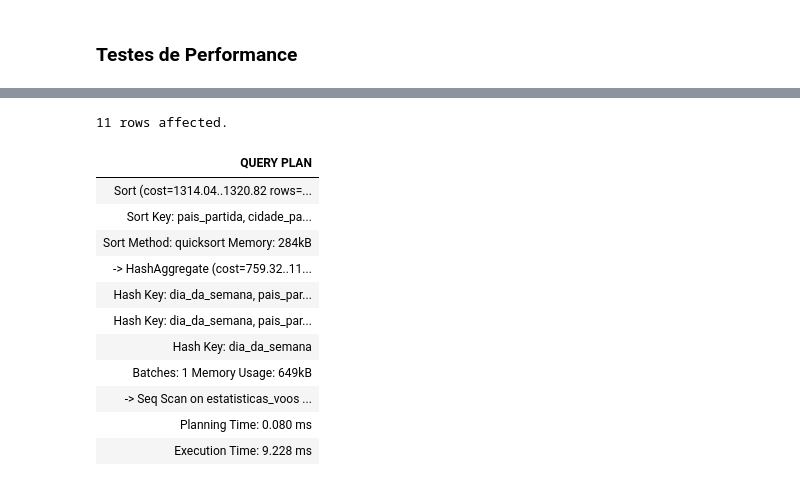
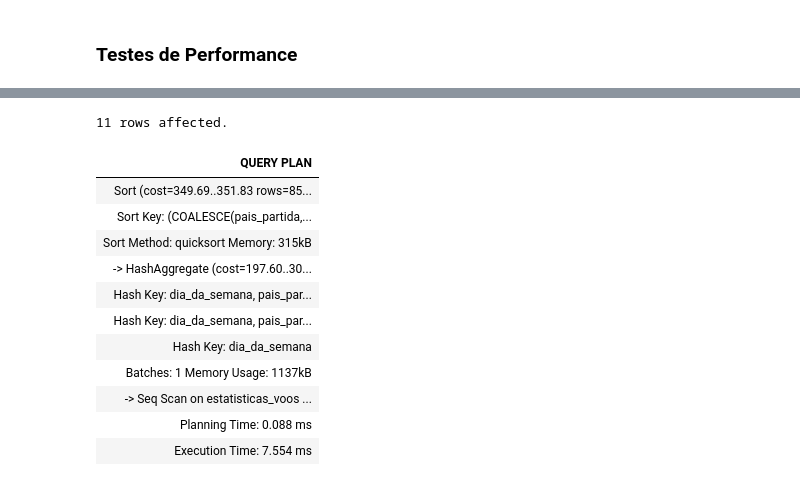
Before and after one commit to inesiscosta/aviation-db, a Jupyter notebook: bdist-workspace/data/E2-report.ipynb, the cells around one changed output, grey strips where cells are left out. Saved outputs shown, nothing was run; the diff lists cells and outputs as text; code cells hidden in the pictures.

```diff
--- a/bdist-workspace/data/E2-report.ipynb
+++ b/bdist-workspace/data/E2-report.ipynb
@@ -571,33 +641,30 @@ ORDER BY
 # %%
 %%sql
--- TEST 4: OLAP 4 - Weekly Patterns with Spatial ROLLUP
-EXPLAIN (ANALYZE, TIMING ON, SUMMARY ON)
+-- TEST 4:
+EXPLAIN ANALYZE
 SELECT
-  pais_partida AS departure_country,
-  cidade_partida AS departure_city,
-  pais_chegada AS arrival_country,
-  cidade_chegada AS arrival_city,
-  dia_da_semana AS day_of_week,
-  SUM(passageiros_1c) AS first_class_passengers,
-  SUM(passageiros_2c) AS economy_passengers,
-  ROUND((SUM(passageiros_1c)::numeric / NULLIF(SUM(passageiros_2c),0)), 3) AS ratio_1c_2c
+  COALESCE(pais_partida, 'All Countries') AS pais_partida,
+  COALESCE(cidade_partida, 'All Cities') AS cidade_partida,
+  COALESCE(pais_chegada, 'All Countries') AS pais_chegada,
+  COALESCE(cidade_chegada, 'All Cities') AS cidade_chegada,
+  COALESCE(dia_da_semana::text, 'All Days') AS dia_da_semana,
+  (SUM(passageiros_1c)::float / NULLIF(SUM(passageiros_2c),0)) AS ratio_1c_2c
 FROM estatisticas_voos
-GROUP BY ROLLUP((pais_partida, pais_chegada), (cidade_partida, cidade_chegada)), dia_da_semana
-ORDER BY
-  pais_partida NULLS LAST, cidade_partida NULLS LAST,
-  pais_chegada NULLS LAST, cidade_chegada NULLS LAST,
-  dia_da_semana;
+GROUP BY ROLLUP((pais_partida, pais_chegada),
+(cidade_partida, cidade_chegada)), dia_da_semana
+ORDER BY pais_partida, cidade_partida, pais_chegada,
+cidade_chegada, dia_da_semana;
 # %% [output]
 11 rows affected.
 | QUERY PLAN |
-| Sort (cost=1314.04..1320.82 rows=... |
-| Sort Key: pais_partida, cidade_pa... |
-| Sort Method: quicksort Memory: 284kB |
-| -> HashAggregate (cost=759.32..11... |
+| Sort (cost=349.69..351.83 rows=85... |
+| Sort Key: (COALESCE(pais_partida,... |
+| Sort Method: quicksort Memory: 315kB |
+| -> HashAggregate (cost=197.60..30... |
 | Hash Key: dia_da_semana, pais_par... |
 | Hash Key: dia_da_semana, pais_par... |
 | Hash Key: dia_da_semana |
-| Batches: 1 Memory Usage: 649kB |
+| Batches: 1 Memory Usage: 1137kB |
 | -> Seq Scan on estatisticas_voos ... |
-| Planning Time: 0.080 ms |
-| Execution Time: 9.228 ms |
+| Planning Time: 0.088 ms |
+| Execution Time: 7.554 ms |
```
Also changed, not shown: parts of 11 cells of this notebook.
